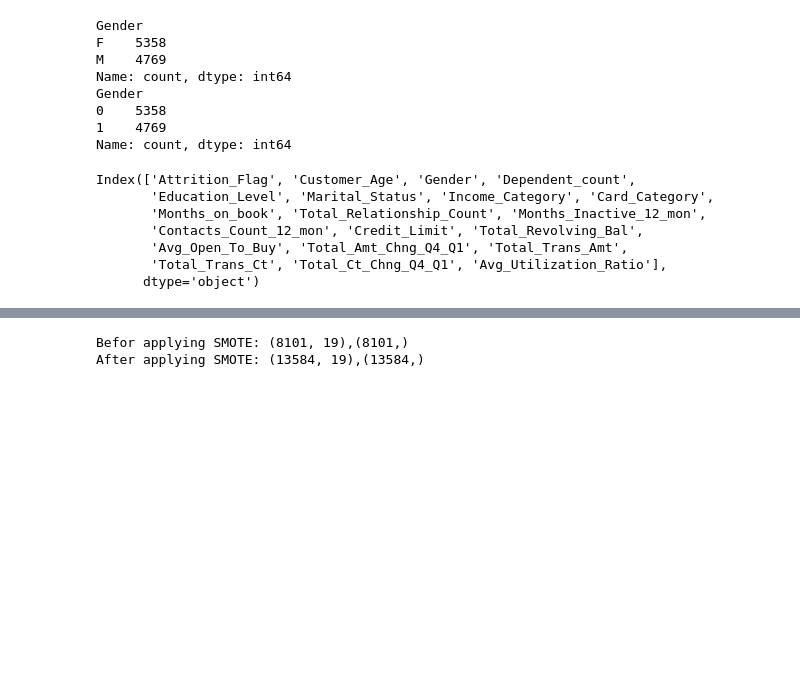
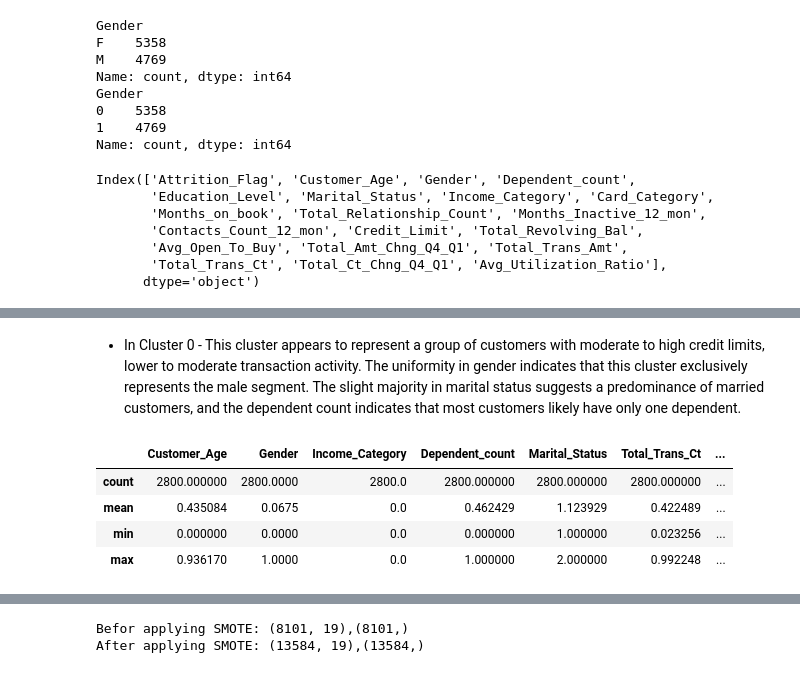
Before and after one commit to shwetara/d2kAssesment, a Jupyter notebook: customer_churn.ipynb, the cells around one changed output, grey strips where cells are left out. Cells and saved outputs as stored; diff of their text form; code cells hidden in the pictures; blank space fills up the shorter version.

```diff
--- a/customer_churn.ipynb
+++ b/customer_churn.ipynb
@@ -392,0 +445,13 @@ clusters_ = demo_df['Cluster']
+# %% [markdown]
+* In Cluster 0 -
+This cluster appears to represent a group of customers with moderate to high credit limits, lower to moderate transaction activity.
+The uniformity in gender indicates that this cluster exclusively represents the male segment.
+The slight majority in marital status suggests a predominance of married customers, and the dependent count indicates that most customers likely have only one dependent.
+# %%
+demo_df[demo_df.Cluster == 1].describe().iloc[[0, 1, 3,7], :-1]
+# %% [output]
+|  | Customer_Age | Gender | Income_Category | Dependent_count | Marital_Status | Total_Trans_Ct | ... |
+| count | 2800.000000 | 2800.0000 | 2800.0 | 2800.000000 | 2800.000000 | 2800.000000 | ... |
+| mean | 0.435084 | 0.0675 | 0.0 | 0.462429 | 1.123929 | 0.422489 | ... |
+| min | 0.000000 | 0.0000 | 0.0 | 0.000000 | 1.000000 | 0.023256 | ... |
+| max | 0.936170 | 1.0000 | 0.0 | 1.000000 | 2.000000 | 0.992248 | ... |
```
Also changed, not shown: parts of 31 cells of this notebook.
